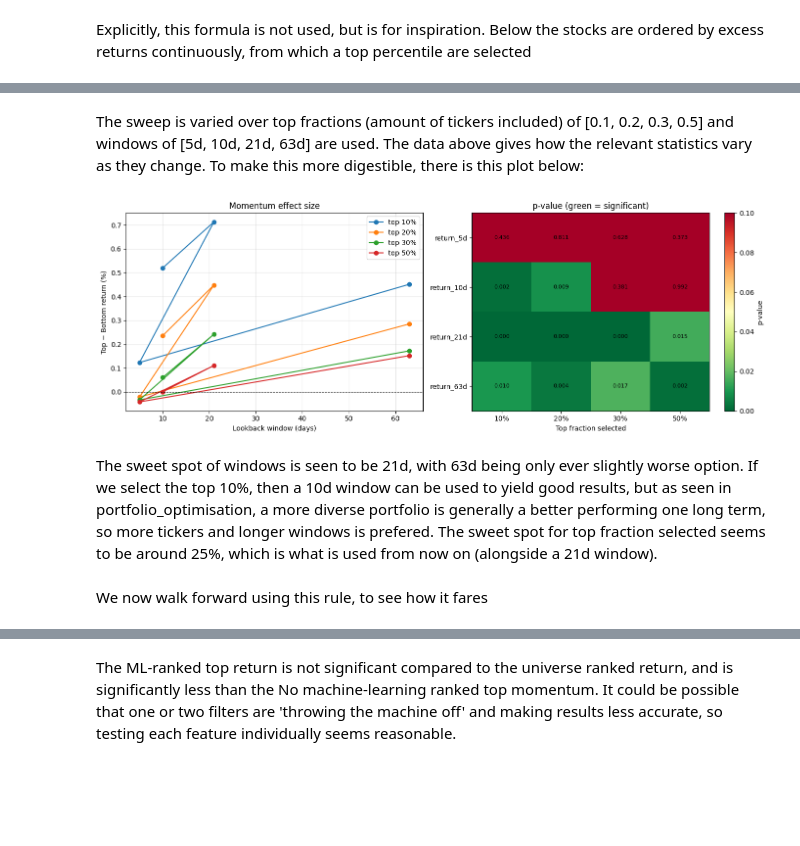
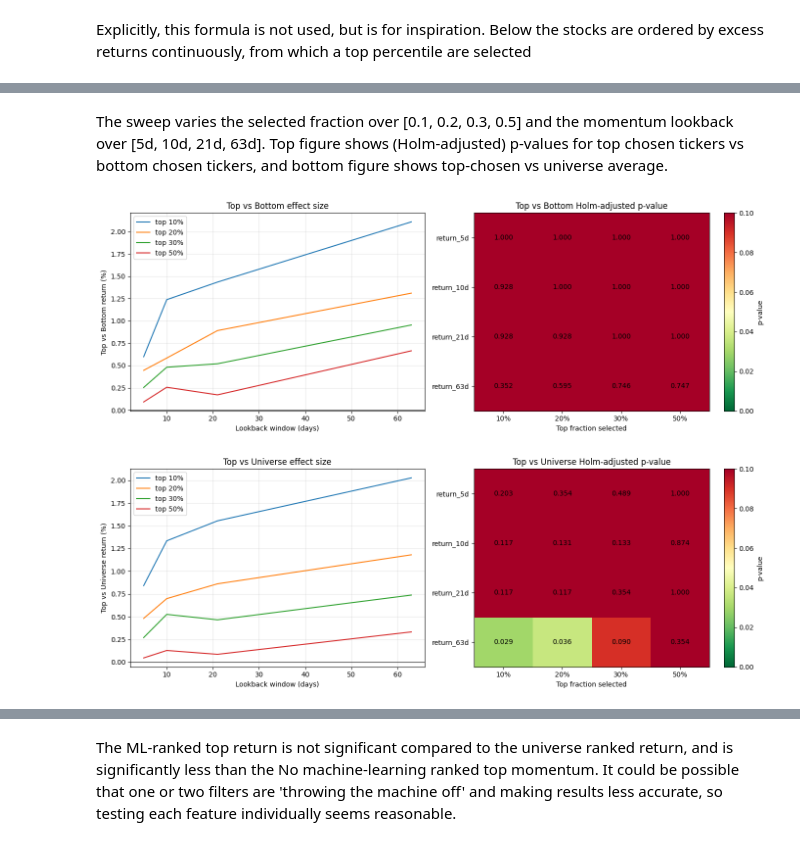
Before and after one commit to oscar-lewis-3333/trading-portfolio, a Jupyter notebook: ml_trading_signals/notebooks/ml_signals.ipynb, the cells around one changed output, grey strips where cells are left out. Cells and saved outputs as stored; diff of their text form; code cells hidden in the pictures; blank space fills up the shorter version.

Commit message:
Sweeping changes across projects 7, 8, 9, including various bug fixes and logic/implementation issues fixed.

```diff
--- a/ml_trading_signals/notebooks/ml_signals.ipynb
+++ b/ml_trading_signals/notebooks/ml_signals.ipynb
@@ -138,7 +156,7 @@ We see the results are middling, as we buy/sell at times which have no rationale
 # %%
 tickers = ["AAPL", "MSFT", "GOOGL", "AMZN", "NVDA", "META", "TSLA", "JPM", "JNJ", "XOM", "WMT", "PG", "HD", "DIS", "NFLX", "AMD", "INTC", "CSCO", "ADBE", "CRM"]
 
-pooled = build_multi_ticker_dataset(tickers, period="10y", horizon=10)
+pooled = build_multi_ticker_dataset(tickers, period="10y", horizon=10, ranking_horizon=21)
 
 print(f"Tickers included: {pooled['ticker'].nunique()}")
 print(f"Date range: {pooled.index.min()} to {pooled.index.max()}")
@@ -216,10 +247,0 @@ See that the confident ROC-AUC is not signifcant compared to 0.5, so even when w
-# %%
-for thresh in [0.55, 0.58, 0.6, 0.65]:
-    result = walk_forward_confident_only(
-        lambda: RandomForestClassifier(n_estimators=200, max_depth=5, random_state=42, n_jobs=-1),
-        pooled, feature_cols, train_size=250, test_size=63, embargo=10,
-        confidence_threshold=thresh)
-    n_folds = len(result)
-    t, p = stats.ttest_1samp(result['strategy_return'].dropna(), 0)
-    print(f"Threshold {thresh}: {n_folds} folds, mean return {result['strategy_return'].mean()*100:.3f}%, "
-          f"t={t:.3f}, p={p:.4f}")
@@ -357,7 +306,7 @@ $\epsilon$: small positive constant. If chosen too big, problem turns into an ou
 # %% [markdown]
 Explicitly, this formula is not used, but is for inspiration. Below the stocks are ordered by excess returns continuously, from which a top percentile are selected
 # %%
-pooled_v2 = excess_return_target(pooled, horizon=21)
+pooled_v2 = excess_return_target(pooled)
 # %%
 ranked = walk_forward_ranked_portfolio(lambda: RandomForestRegressor(n_estimators=200, max_depth=5, random_state=42, n_jobs=-1),
                                        pooled_v2, feature_cols, train_size=250, test_size=63, embargo=21, top_frac=0.2) #top_frac = 0.2 means top 20% of stocks are selected.
@@ -415,10 +375,7 @@ print(sweep[sweep['p_top_vs_bottom'] < 0.05].to_string())
 # %% [markdown]
-The sweep is varied over top fractions (amount of tickers included) of [0.1, 0.2, 0.3, 0.5] and windows of [5d, 10d, 21d, 63d] are used. The data above gives how the relevant statistics vary as they change. To make this more digestible, there is this plot below:
+The sweep varies the selected fraction over [0.1, 0.2, 0.3, 0.5] and the momentum lookback over [5d, 10d, 21d, 63d]. Top figure shows (Holm-adjusted) p-values for top chosen tickers vs bottom chosen tickers, and bottom figure shows top-chosen vs universe average.
 # %%
-plot_momentum_sweep(sweep)
+_ = plot_momentum_sweep(sweep)
 # %% [output]
-[figure, old version]
+[figure, new version]
+[figure, added]
-# %% [markdown]
-The sweet spot of windows is seen to be 21d, with 63d being only ever slightly worse option. If we select the top 10%, then a 10d window can be used to yield good results, but as seen in portfolio_optimisation, a more diverse portfolio is generally a better performing one long term, so more tickers and longer windows is prefered. The sweet spot for top fraction selected seems to be around 25%, which is what is used from now on (alongside a 21d window).
-# %% [markdown]
-We now walk forward using this rule, to see how it fares
```
Also changed, not shown: parts of 55 cells of this notebook, 37 other files.
